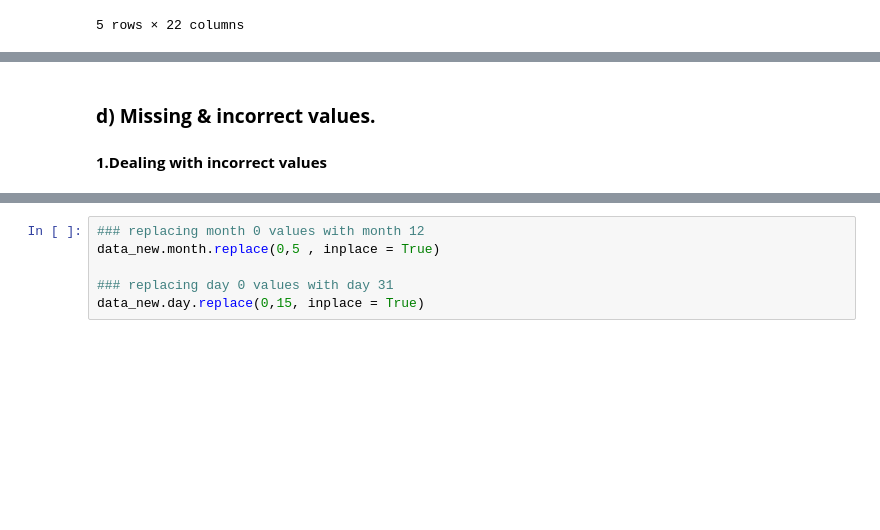
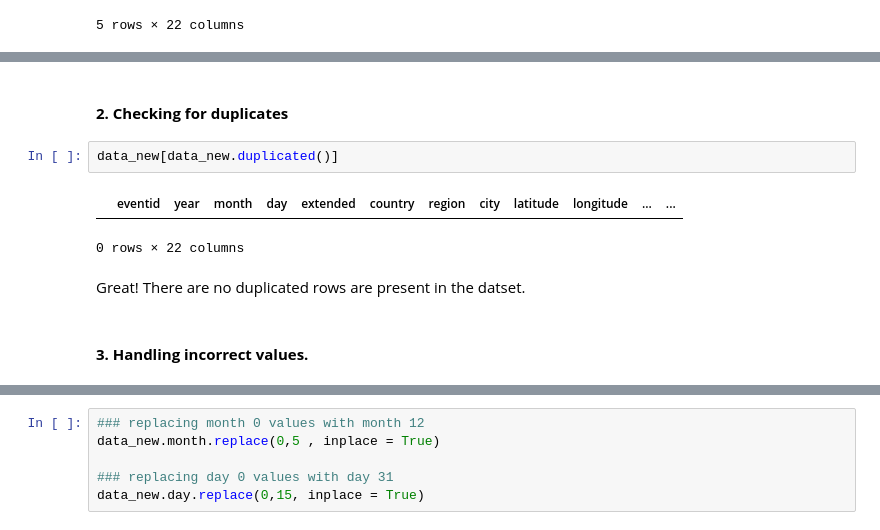
Before and after one commit to JozJozmin/GTD-, a Jupyter notebook: global-terrorism-analysis-capstone-project-ipynb.ipynb, the cells around one changed output, grey strips where cells are left out. Cells and saved outputs as stored; diff of their text form; blank space fills up the shorter version.

```diff
--- a/global-terrorism-analysis-capstone-project-ipynb.ipynb
+++ b/global-terrorism-analysis-capstone-project-ipynb.ipynb
@@ -158,8 +233,16 @@ data_new.describe()
 | 50% | 2.009022e+11 | 2009.000000 | 6.000000 | 15.000000 | 0.000000 | 31.467463 | 4.324651e+01 | 1.000000 | 0.000000 | ... |
 | 75% | 2.014081e+11 | 2014.000000 | 9.000000 | 23.000000 | 0.000000 | 34.685087 | 6.871033e+01 | 1.000000 | 2.000000 | ... |
 | max | 2.017123e+11 | 2017.000000 | 12.000000 | 31.000000 | 1.000000 | 74.633553 | 1.793667e+02 | 1.000000 | 1570.000000 | ... |
-# %% [markdown]
-### **d) Missing & incorrect values.**
-  #### **1.Dealing with incorrect values**
+# %% [markdown]
+#### **2. Checking for duplicates**
+# %%
+data_new[data_new.duplicated()]
+# %% [output]
+|  | eventid | year | month | day | extended | country | region | city | latitude | longitude | ... | ... |
+0 rows × 22 columns
+# %% [markdown]
+ Great! There are no duplicated rows are present in the datset.
+# %% [markdown]
+#### **3. Handling incorrect values.**
 # %%
 ### checking out the columns that contains 0 values for day and month
```
Also changed, not shown: parts of 26 cells of this notebook.
